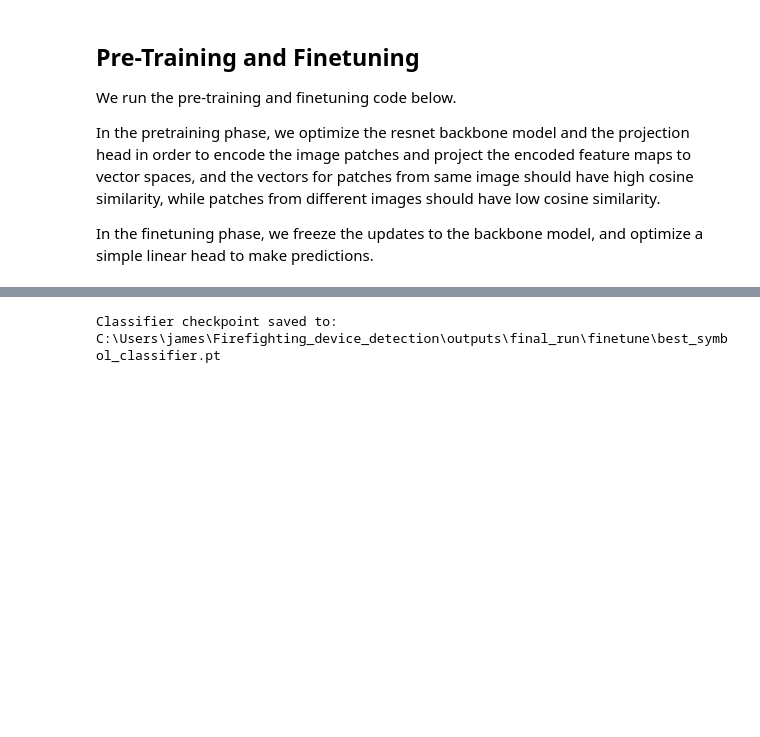
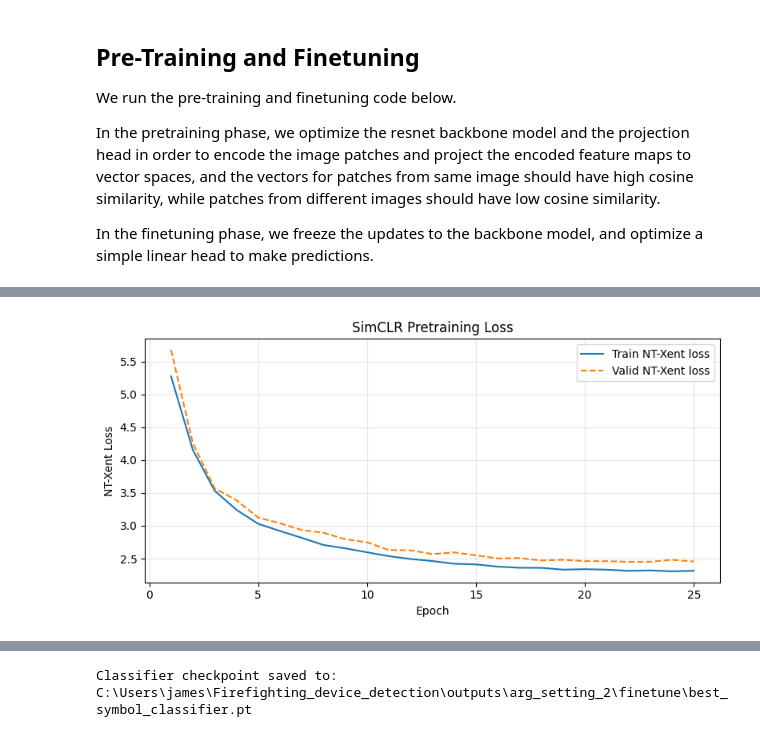
Before and after one commit to jameschengpeng/Firefighting_device_detection, a Jupyter notebook: notebooks/simclr_firefighting_demo.ipynb, the cells around one changed output, grey strips where cells are left out. Drawn from its saved outputs; the diff is of its cells as text; code cells hidden in the pictures; blank space fills up the shorter version.

Commit message:
implemented the validation on pretraining; save the log with different arg settings

```diff
--- a/notebooks/simclr_firefighting_demo.ipynb
+++ b/notebooks/simclr_firefighting_demo.ipynb
@@ -34,11 +34,11 @@ import matplotlib.pyplot as plt
 from PIL import Image
 
 from firefighting_simclr.data import build_label_mapping, extract_crop, load_split_records
-from firefighting_simclr.notebook_utils import load_test_metrics, make_experiment_args, clone_args
+from firefighting_simclr.notebook_utils import load_test_metrics, make_experiment_args, clone_args, new_experiment_dir
 from firefighting_simclr.training import run_pretraining, run_finetuning
 
 DATA_DIR = ROOT / 'Data'
-OUTPUT_DIR = ROOT / 'outputs' / 'final_run'
+RUNS_DIR = ROOT / 'outputs'   # numbered experiment subfolders will be created here
 
 print('Repo root:', ROOT)
 print('Data directory exists:', DATA_DIR.exists())
@@ -126,10 +126,13 @@ In the finetuning phase, we freeze the updates to the backbone model, and optimi
 # we make image size 96
 args = make_experiment_args(
     data_dir=DATA_DIR,
-    output_dir=OUTPUT_DIR,
     crop_padding=0.15, # add 15% padding to the crops, which results in around 140 pixels wide crops
     image_size=96, # resize crops to 96x96 for training
     amp=True, # automatic mixed precision
+    weight_decay=0.1,
+    batch_size=256,
+    finetune_epochs=20,
+    simclr_epochs=25,
 )
 
 vars(args)
@@ -154,3 +157,7 @@ vars(args)
  'dropout': 0.2,
  'label_smoothing': 0.05,
  'linear_probe_epochs': 5}
+# %%
+# Creates the next arg_setting_N subfolder and saves args.json inside it.
+# Re-run this cell to start a fresh numbered experiment whenever you change args above.
+EXP_DIR = new_experiment_dir(RUNS_DIR, args)
@@ -162,0 +184,24 @@ Encoder checkpoint saved to: C:\Users\james\Firefighting_device_detection\output
+# %%
+pretrain_history = json.loads((EXP_DIR / 'pretrain' / 'pretrain_history.json').read_text())['epochs']
+epochs      = [e['epoch']      for e in pretrain_history]
+train_losses = [e['train_loss'] for e in pretrain_history]
+valid_losses = [e['valid_loss'] for e in pretrain_history]
+
+fig, ax = plt.subplots(figsize=(8, 4))
+ax.plot(epochs, train_losses, label='Train NT-Xent loss')
+ax.plot(epochs, valid_losses, label='Valid NT-Xent loss', linestyle='--')
+ax.set_xlabel('Epoch')
+ax.set_ylabel('NT-Xent Loss')
+ax.set_title('SimCLR Pretraining Loss')
+ax.legend()
+ax.grid(True, alpha=0.3)
+plt.tight_layout()
+plt.show()
+
+gap = [v - t for t, v in zip(train_losses, valid_losses)]
+print(f"Final  train loss : {train_losses[-1]:.4f}")
+print(f"Final  valid loss : {valid_losses[-1]:.4f}")
+print(f"Final  gap (v-t)  : {gap[-1]:.4f}")
+print(f"Max    gap (v-t)  : {max(gap):.4f}  (epoch {gap.index(max(gap)) + 1})")
+# %% [output]
+[figure, added]
@@ -163,7 +212,7 @@ Encoder checkpoint saved to: C:\Users\james\Firefighting_device_detection\output
 # %%
-finetune_args = clone_args(args, output_dir=OUTPUT_DIR / 'finetune')
+finetune_args = clone_args(args, output_dir=EXP_DIR / 'finetune')
 classifier_checkpoint = run_finetuning(finetune_args, encoder_checkpoint=str(encoder_checkpoint))
 print('Classifier checkpoint saved to:', classifier_checkpoint)
 # %% [output]
-Classifier checkpoint saved to: C:\Users\james\Firefighting_device_detection\outputs\final_run\finetune\best_symbol_classifier.pt
+Classifier checkpoint saved to: C:\Users\james\Firefighting_device_detection\outputs\arg_setting_2\finetune\best_symbol_classifier.pt
 # %%
```
Also changed, not shown: parts of 6 cells of this notebook, 4 other files.
